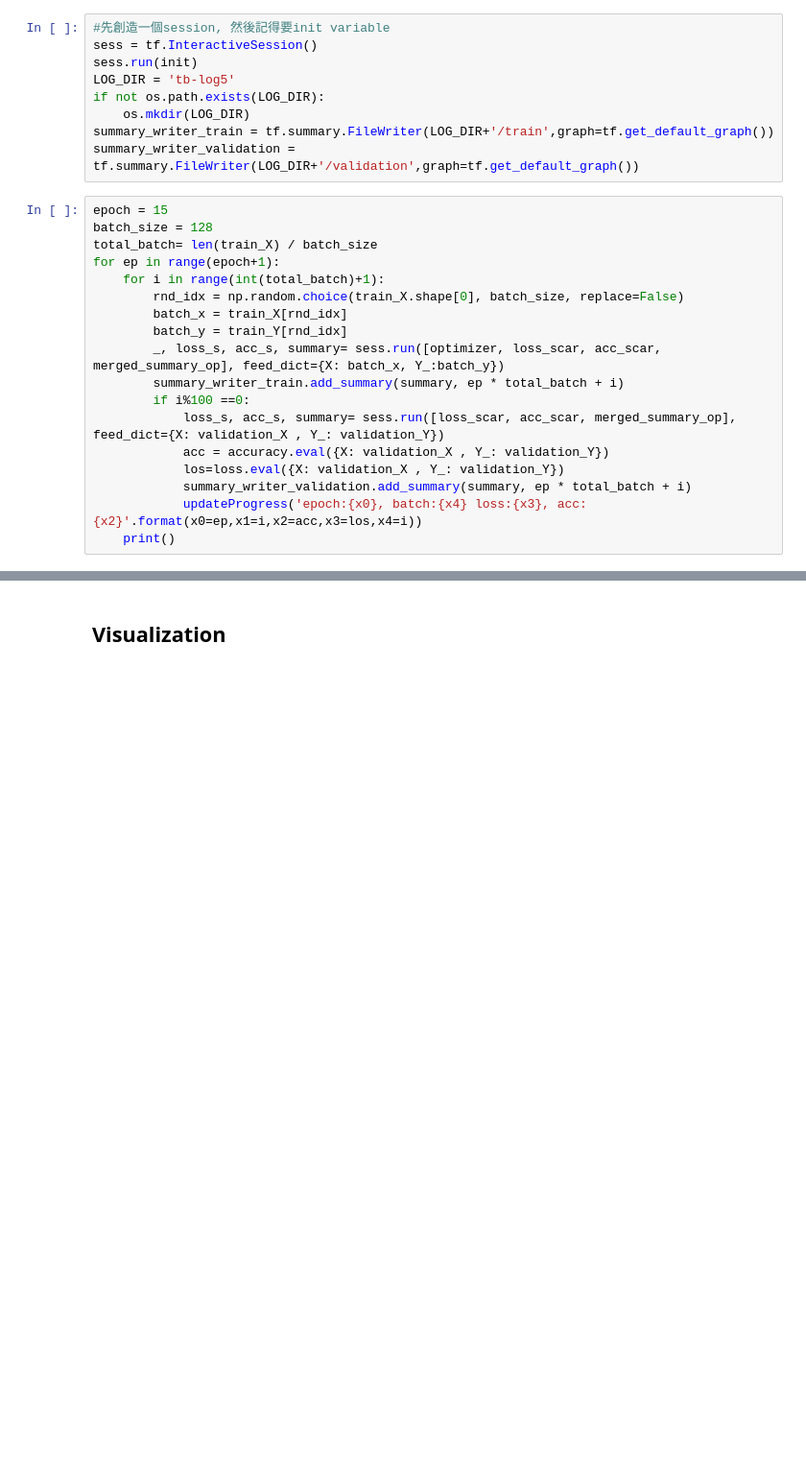
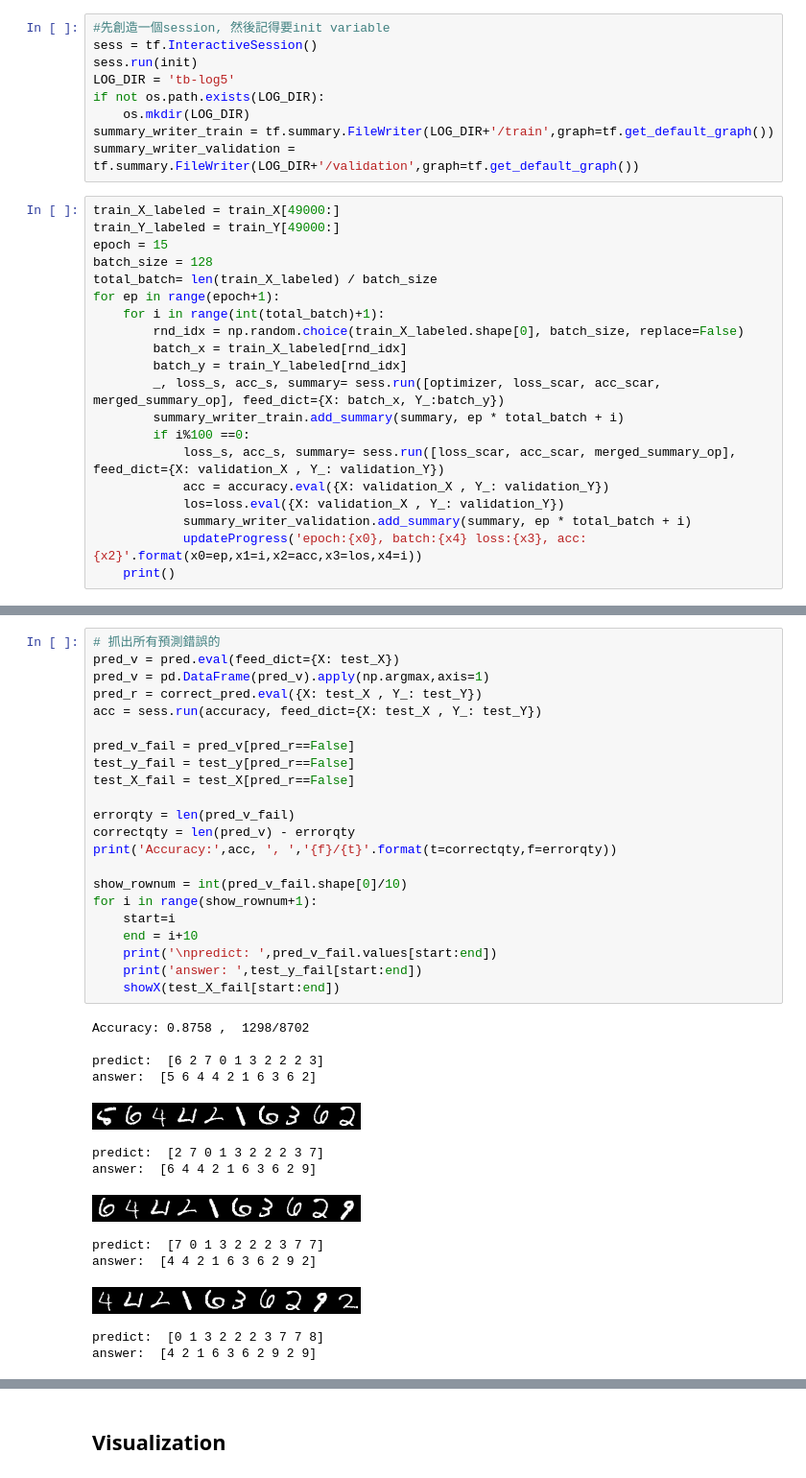
Before and after one commit to mangoicestar/tf-keras-tutorial, a Jupyter notebook: basic/20170708_大數據上課用的檔案5 (MNIST_DNN_TF).ipynb, the cells around one changed output, grey strips where cells are left out. Shown: that part at 96% size. Saved outputs shown, nothing was run; the diff lists cells and outputs as text; blank space fills up the shorter version.

```diff
--- a/basic/20170708_大數據上課用的檔案5 (MNIST_DNN_TF).ipynb
+++ b/basic/20170708_大數據上課用的檔案5 (MNIST_DNN_TF).ipynb
@@ -235,14 +235,16 @@ if not os.path.exists(LOG_DIR):
 summary_writer_train = tf.summary.FileWriter(LOG_DIR+'/train',graph=tf.get_default_graph())
 summary_writer_validation = tf.summary.FileWriter(LOG_DIR+'/validation',graph=tf.get_default_graph())
 # %%
+train_X_labeled = train_X[49000:]
+train_Y_labeled = train_Y[49000:]
 epoch = 15
 batch_size = 128
-total_batch= len(train_X) / batch_size
+total_batch= len(train_X_labeled) / batch_size
 for ep in range(epoch+1):
     for i in range(int(total_batch)+1):
-        rnd_idx = np.random.choice(train_X.shape[0], batch_size, replace=False)
-        batch_x = train_X[rnd_idx]
-        batch_y = train_Y[rnd_idx]
+        rnd_idx = np.random.choice(train_X_labeled.shape[0], batch_size, replace=False)
+        batch_x = train_X_labeled[rnd_idx]
+        batch_y = train_Y_labeled[rnd_idx]
         _, loss_s, acc_s, summary= sess.run([optimizer, loss_scar, acc_scar, merged_summary_op], feed_dict={X: batch_x, Y_:batch_y})
         summary_writer_train.add_summary(summary, ep * total_batch + i)
         if i%100 ==0:
@@ -313,0 +276,36 @@ Accuracy: 0.9752
+# %%
+# 抓出所有預測錯誤的
+pred_v = pred.eval(feed_dict={X: test_X})
+pred_v = pd.DataFrame(pred_v).apply(np.argmax,axis=1)
+pred_r = correct_pred.eval({X: test_X , Y_: test_Y})
+acc = sess.run(accuracy, feed_dict={X: test_X , Y_: test_Y})
+
+pred_v_fail = pred_v[pred_r==False]
+test_y_fail = test_y[pred_r==False]
+test_X_fail = test_X[pred_r==False]
+
+errorqty = len(pred_v_fail)
+correctqty = len(pred_v) - errorqty
+print('Accuracy:',acc, ', ','{f}/{t}'.format(t=correctqty,f=errorqty))
+
+show_rownum = int(pred_v_fail.shape[0]/10)
+for i in range(show_rownum+1):
+    start=i
+    end = i+10
+    print('\npredict: ',pred_v_fail.values[start:end])
+    print('answer: ',test_y_fail[start:end])
+    showX(test_X_fail[start:end])
+# %% [output]
+Accuracy: 0.8758 ,  1298/8702
+
+predict:  [6 2 7 0 1 3 2 2 2 3]
+answer:  [5 6 4 4 2 1 6 3 6 2]
+[figure, added]
+predict:  [2 7 0 1 3 2 2 2 3 7]
+answer:  [6 4 4 2 1 6 3 6 2 9]
+[figure, added]
+predict:  [7 0 1 3 2 2 2 3 7 7]
+answer:  [4 4 2 1 6 3 6 2 9 2]
+[figure, added]
+predict:  [0 1 3 2 2 2 3 7 7 8]
+answer:  [4 2 1 6 3 6 2 9 2 9]
```
Also changed, not shown: parts of 7 cells of this notebook, 5 other files.
